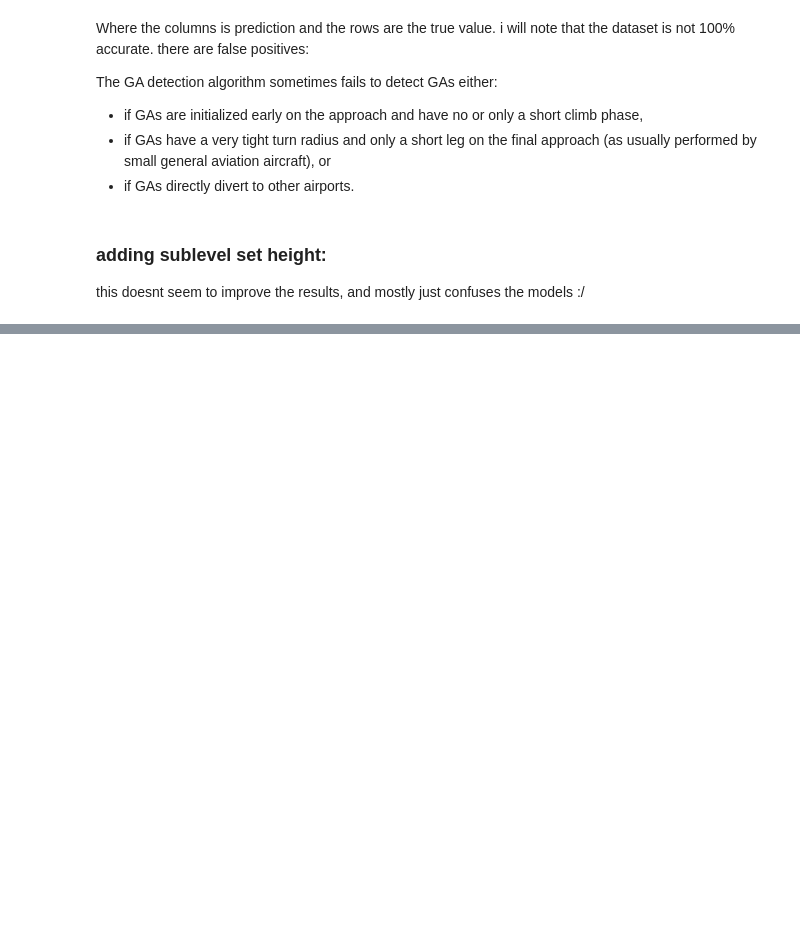
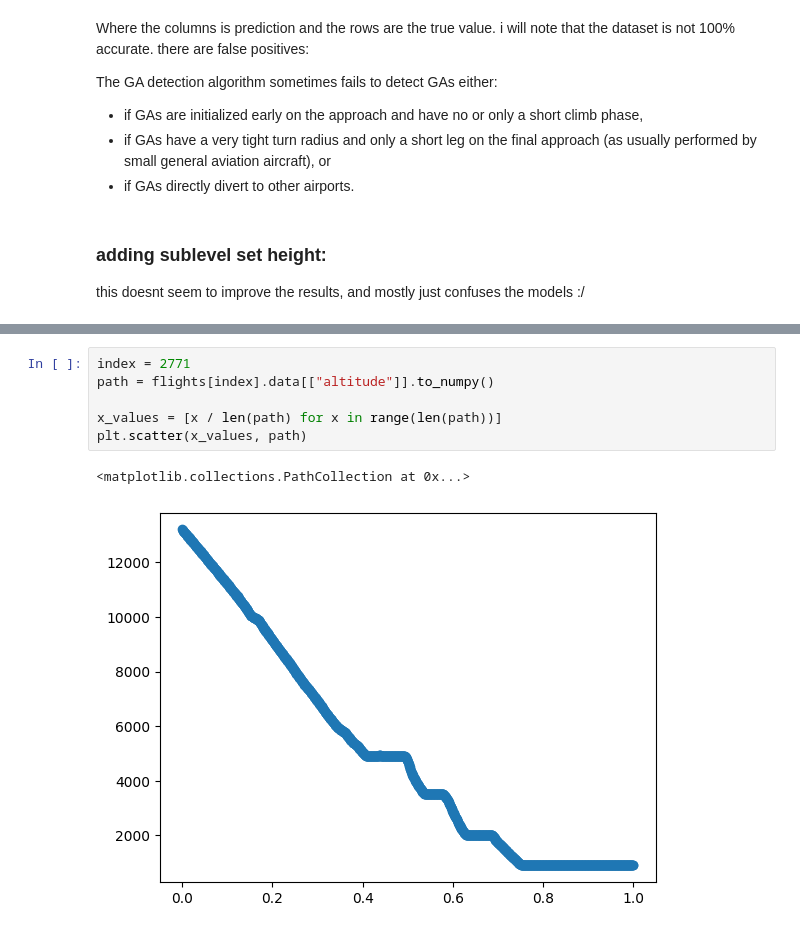
Before and after one commit to tobbensol/masters-thesis, a Jupyter notebook: cyclic dataset pediction.ipynb, the cells around one changed output, grey strips where cells are left out. Saved outputs shown, nothing was run; the diff lists cells and outputs as text; blank space fills up the shorter version.

```diff
--- a/cyclic dataset pediction.ipynb
+++ b/cyclic dataset pediction.ipynb
@@ -218,0 +259,9 @@ gudhi.persistence_graphical_tools.plot_persistence_diagram(trees[index].persiste
+# %%
+index = 2771
+path = flights[index].data[["altitude"]].to_numpy()
+
+x_values = [x / len(path) for x in range(len(path))]
+plt.scatter(x_values, path)
+# %% [output]
+<matplotlib.collections.PathCollection at 0x...>
+[figure, added]
```
Also changed, not shown: parts of 14 cells of this notebook, 4 other files.
